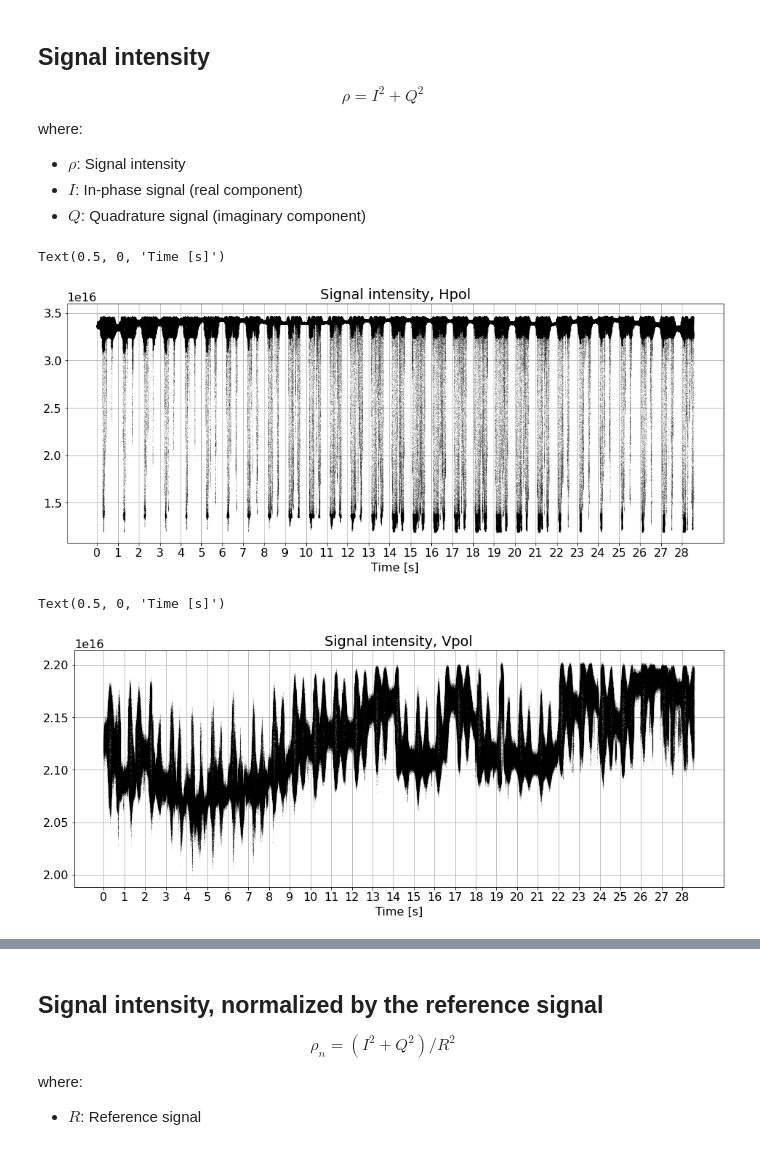
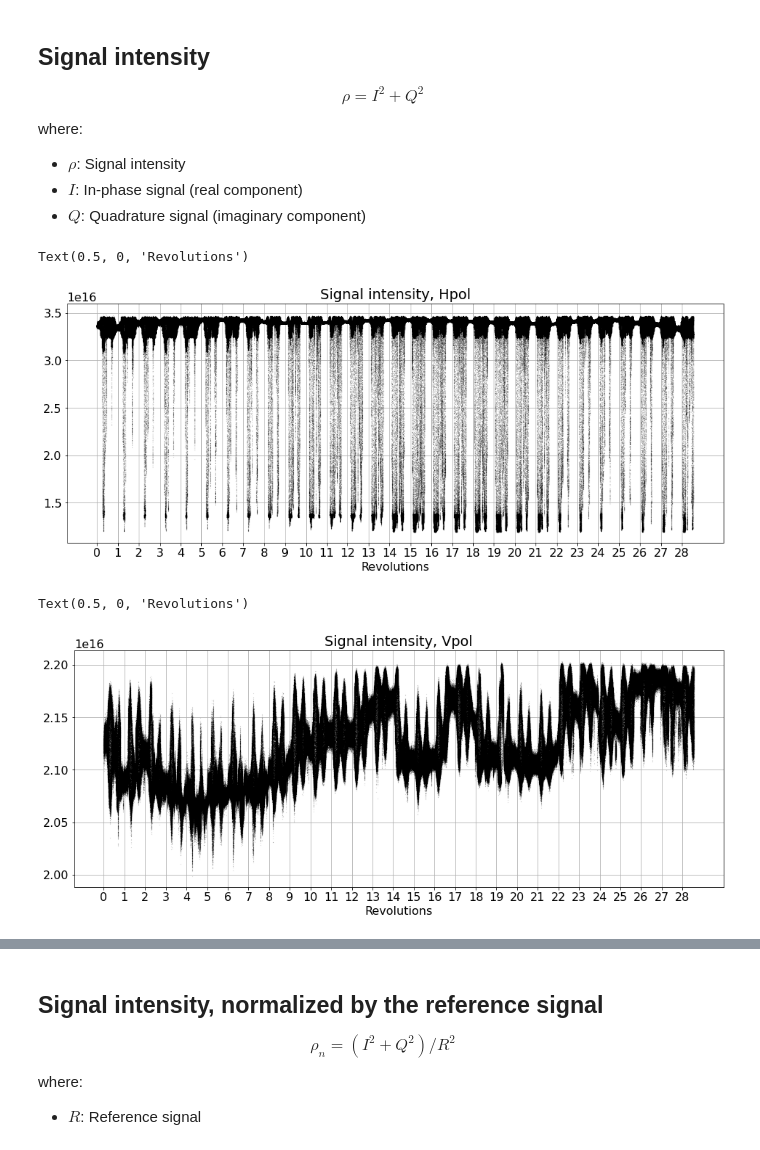
Before and after one commit to sustain-lab/c-band-scatterometer, a Jupyter notebook: calibration.ipynb, the cells around one changed output, grey strips where cells are left out. Drawn from its saved outputs; the diff is of its cells as text; code cells hidden in the pictures.

```diff
--- a/calibration.ipynb
+++ b/calibration.ipynb
@@ -93,23 +94,23 @@ where:
 # %%
 plt.figure(figsize=(16, 6))
 plt.plot(revolutions, rho_h, 'k.', ms=0.1)
 plt.title('Signal intensity, Hpol')
 plt.grid()
 plt.xticks(range(29))
-plt.xlabel('Time [s]')
+plt.xlabel('Revolutions')
 # %% [output]
-Text(0.5, 0, 'Time [s]')
+Text(0.5, 0, 'Revolutions')
-[figure, old version]
+[figure, new version]
 # %%
 plt.figure(figsize=(16, 6))
 plt.plot(revolutions, rho_v, 'k.', ms=0.1)
 plt.title('Signal intensity, Vpol')
 plt.grid()
 plt.xticks(range(29))
-plt.xlabel('Time [s]')
+plt.xlabel('Revolutions')
 # %% [output]
-Text(0.5, 0, 'Time [s]')
+Text(0.5, 0, 'Revolutions')
-[figure, old version]
+[figure, new version]
 # %%
 plt.figure(figsize=(16, 6))
 plt.plot(revolutions, rho_ref, 'k.', ms=0.1)
```
Also changed, not shown: parts of 4 cells of this notebook.
